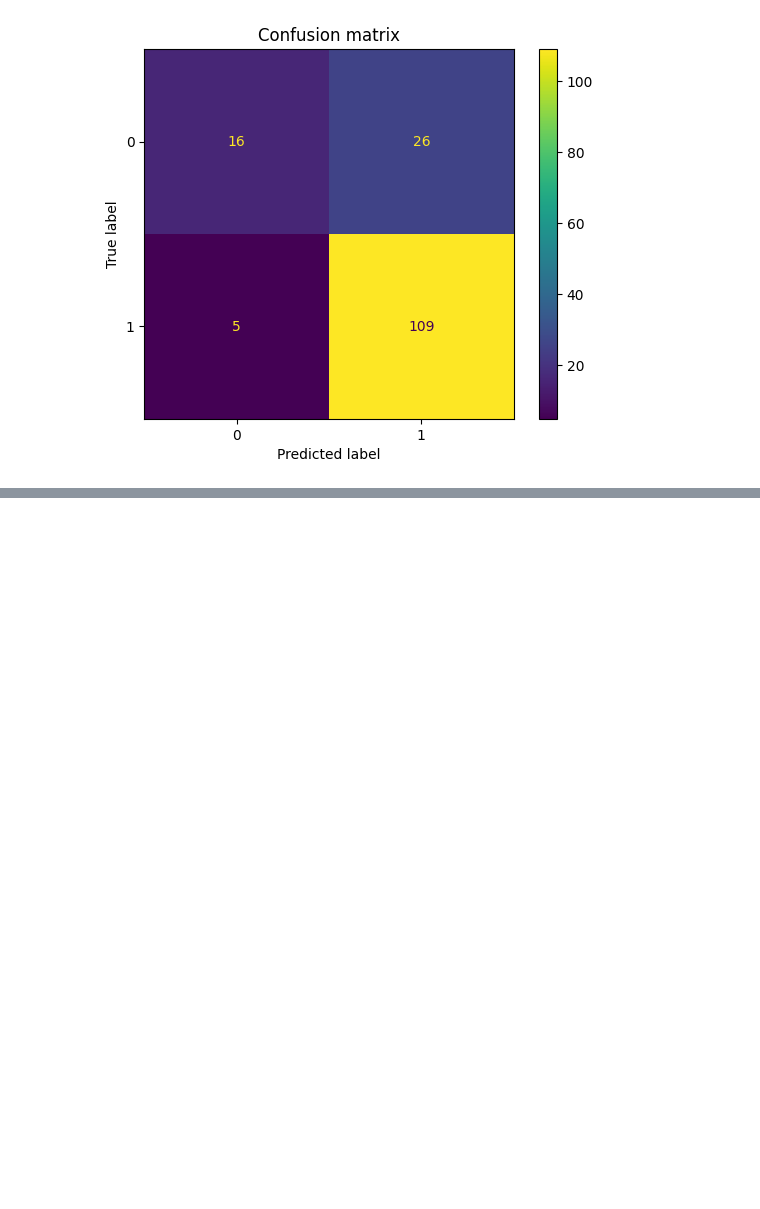
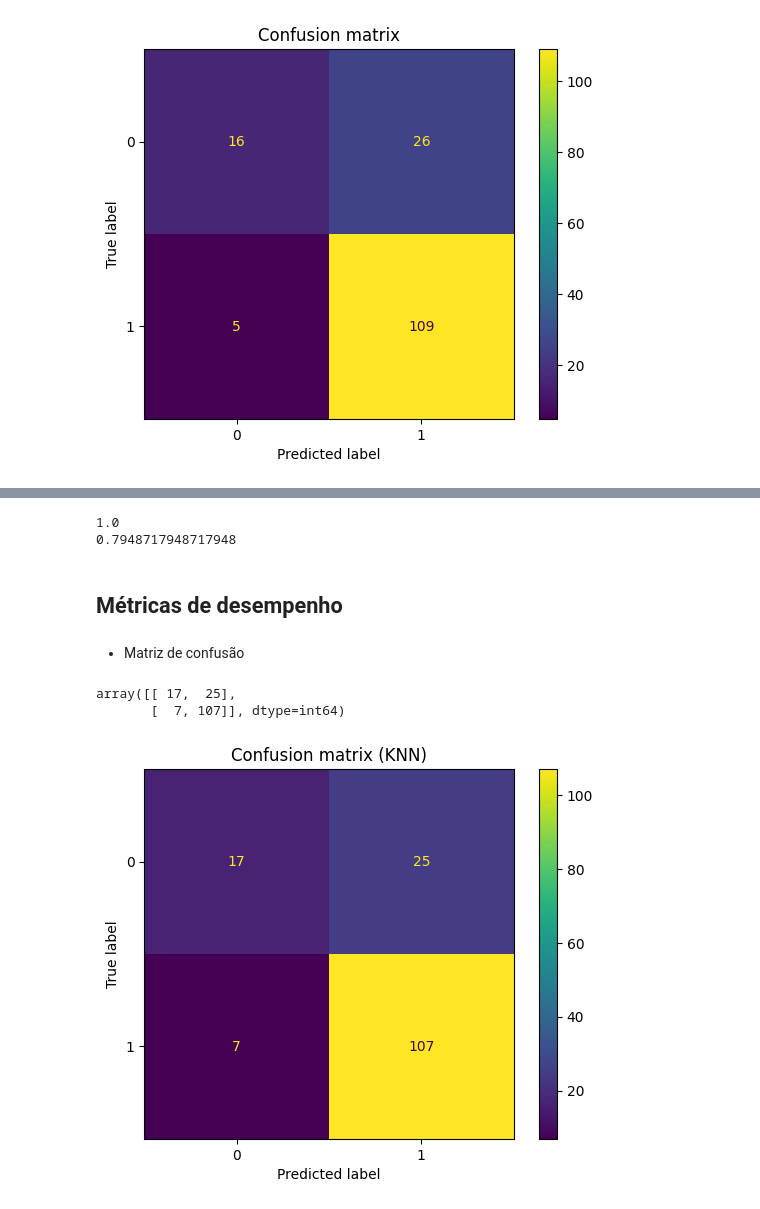
Before and after one commit to LuisLVieira/IA048, a Jupyter notebook: EFC2/efc02.ipynb, the cells around one changed output, grey strips where cells are left out. Cells and saved outputs as stored; diff of their text form; code cells hidden in the pictures; blank space fills up the shorter version.

```diff
--- a/EFC2/efc02.ipynb
+++ b/EFC2/efc02.ipynb
@@ -377,0 +495,30 @@ Valores de Especificidade não foram tão bons e valores de Recall foram muito b
+# %%
+# Treinando com os parâmetros ótimos 'n_neighbors': 10, 'p': 1, 'weights': 'distance', metric=minkowski para os dados de validação e treino juntos
+KNN_opt = KNeighborsClassifier(n_neighbors=10, weights = 'distance', p=1, metric='minkowski')
+KNN_opt.fit(x_tv_n, y_tv)
+# Acurácia média
+score_tv_knn= KNN_opt.score(x_tv_n, y_tv)
+score_test_knn= KNN_opt.score(x_test_n, y_test)
+print(score_tv_knn)
+print(score_test_knn)
+# %% [output]
+1.0
+0.7948717948717948
+# %%
+# previsão para o conjunto de teste
+y_pred_test_knn = KNN_opt.predict(x_test_n)
+# %% [markdown]
+## Métricas de desempenho
+# %% [markdown]
+- Matriz de confusão
+# %%
+cm_knn=metrics.confusion_matrix(y_test, y_pred_test_knn)
+display(cm_knn)
+cm_fig_knn=metrics.ConfusionMatrixDisplay(confusion_matrix=cm_knn,display_labels=KNN_opt.classes_)
+cm_fig_knn.plot()
+plt.title('Confusion matrix (KNN)')
+plt.show()
+# %% [output]
+array([[ 17,  25],
+       [  7, 107]], dtype=int64)
+[figure, added]
```
Also changed, not shown: parts of 26 cells of this notebook.
